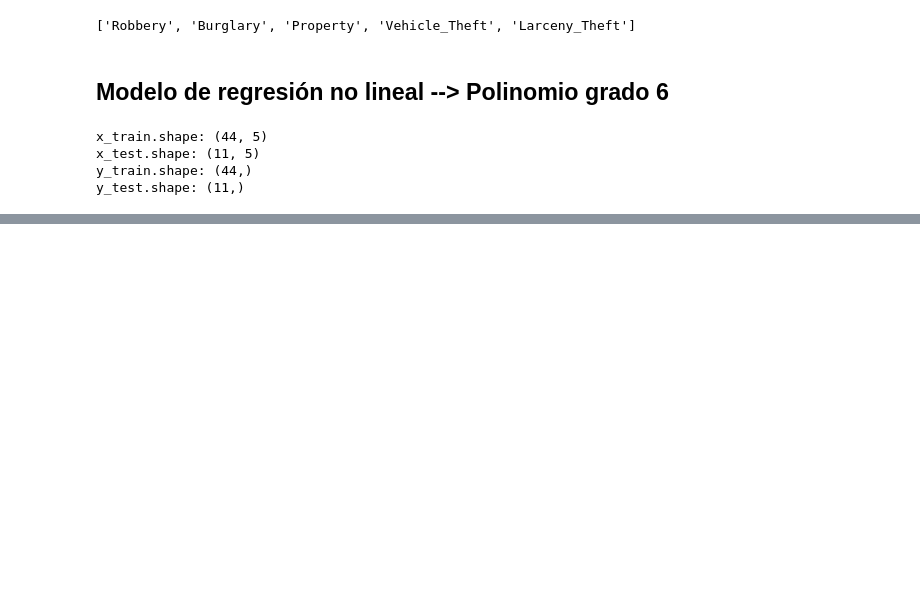
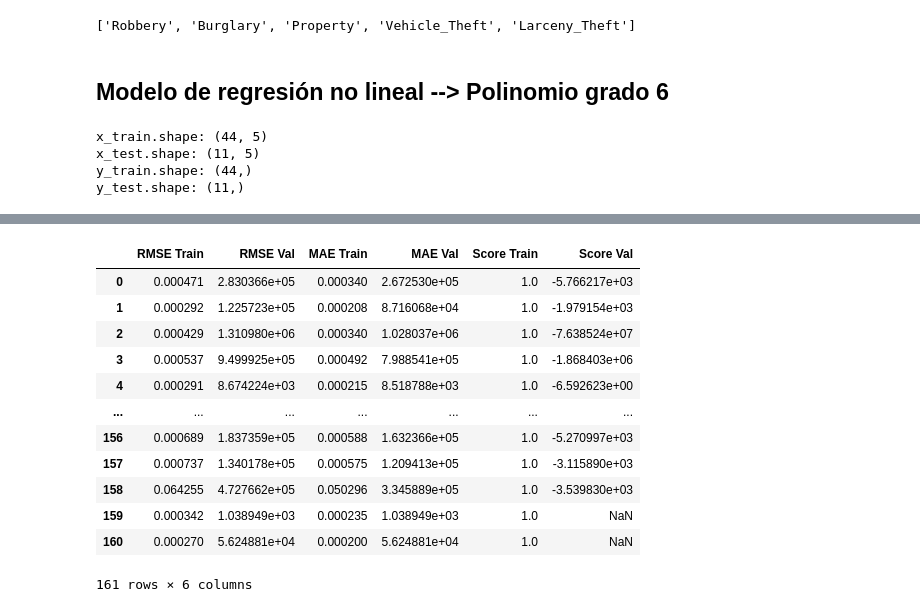
Before and after one commit to leo90rc/Leonardo.DataScience, a Jupyter notebook: week10_ML_competition_pca_kmeans/day1_gridsearch_pipelines/exercises/3.crime.ipynb, the cells around one changed output, grey strips where cells are left out. Drawn from its saved outputs; the diff is of its cells as text; code cells hidden in the pictures; blank space fills up the shorter version.

```diff
--- a/week10_ML_competition_pca_kmeans/day1_gridsearch_pipelines/exercises/3.crime.ipynb
+++ b/week10_ML_competition_pca_kmeans/day1_gridsearch_pipelines/exercises/3.crime.ipynb
@@ -143,0 +213,17 @@ LinearRegression()
+# %%
+df_error = pd.DataFrame(list(zip(lista_RMSE_train, lista_RMSE_val, lista_MAE_train, lista_MAE_val, lista_score_train, lista_score_val)), columns=[['RMSE Train','RMSE Val', 'MAE Train', 'MAE Val', 'Score Train', 'Score Val']])
+df_error
+# %% [output]
+|  | RMSE Train | RMSE Val | MAE Train | MAE Val | Score Train | Score Val |
+| 0 | 0.000471 | 2.830366e+05 | 0.000340 | 2.672530e+05 | 1.0 | -5.766217e+03 |
+| 1 | 0.000292 | 1.225723e+05 | 0.000208 | 8.716068e+04 | 1.0 | -1.979154e+03 |
+| 2 | 0.000429 | 1.310980e+06 | 0.000340 | 1.028037e+06 | 1.0 | -7.638524e+07 |
+| 3 | 0.000537 | 9.499925e+05 | 0.000492 | 7.988541e+05 | 1.0 | -1.868403e+06 |
+| 4 | 0.000291 | 8.674224e+03 | 0.000215 | 8.518788e+03 | 1.0 | -6.592623e+00 |
+| ... | ... | ... | ... | ... | ... | ... |
+| 156 | 0.000689 | 1.837359e+05 | 0.000588 | 1.632366e+05 | 1.0 | -5.270997e+03 |
+| 157 | 0.000737 | 1.340178e+05 | 0.000575 | 1.209413e+05 | 1.0 | -3.115890e+03 |
+| 158 | 0.064255 | 4.727662e+05 | 0.050296 | 3.345889e+05 | 1.0 | -3.539830e+03 |
+| 159 | 0.000342 | 1.038949e+03 | 0.000235 | 1.038949e+03 | 1.0 | NaN |
+| 160 | 0.000270 | 5.624881e+04 | 0.000200 | 5.624881e+04 | 1.0 | NaN |
+161 rows × 6 columns
```
Also changed, not shown: parts of 8 cells of this notebook, 10 other files.
